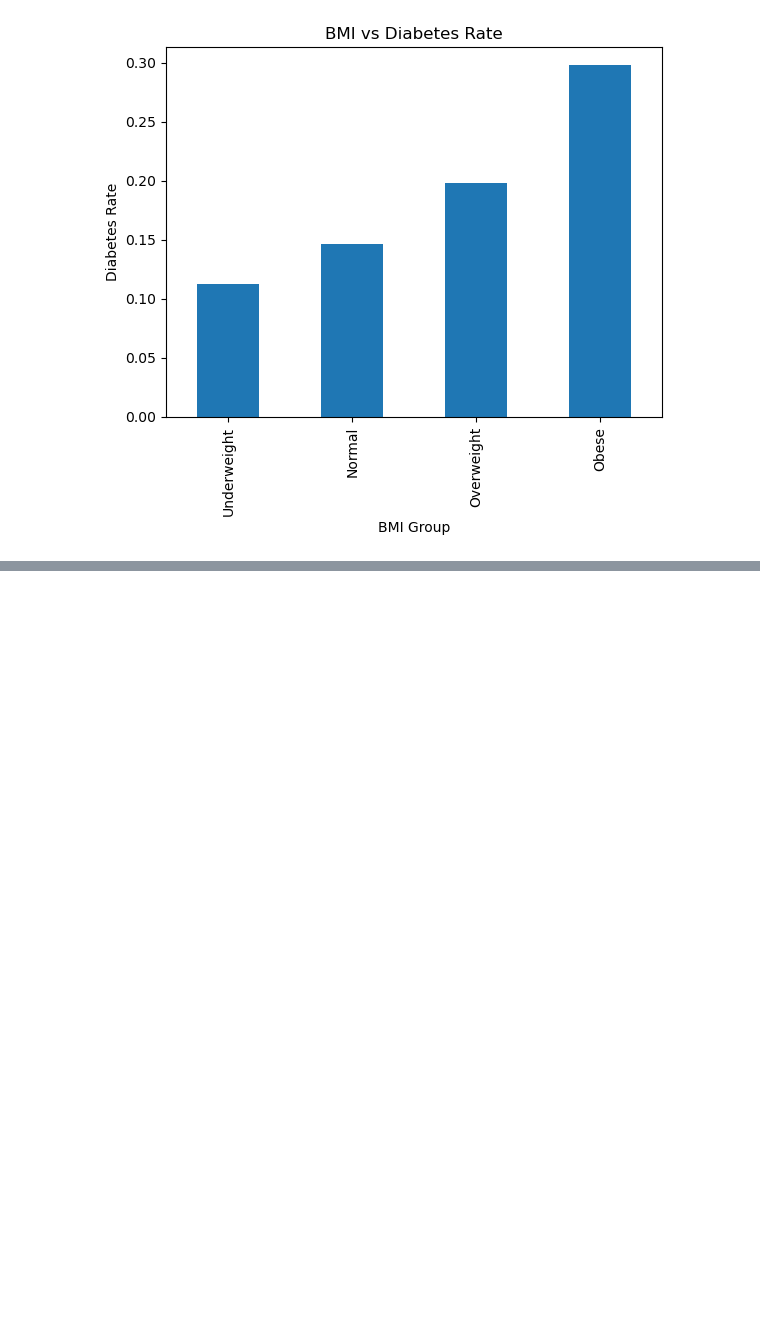
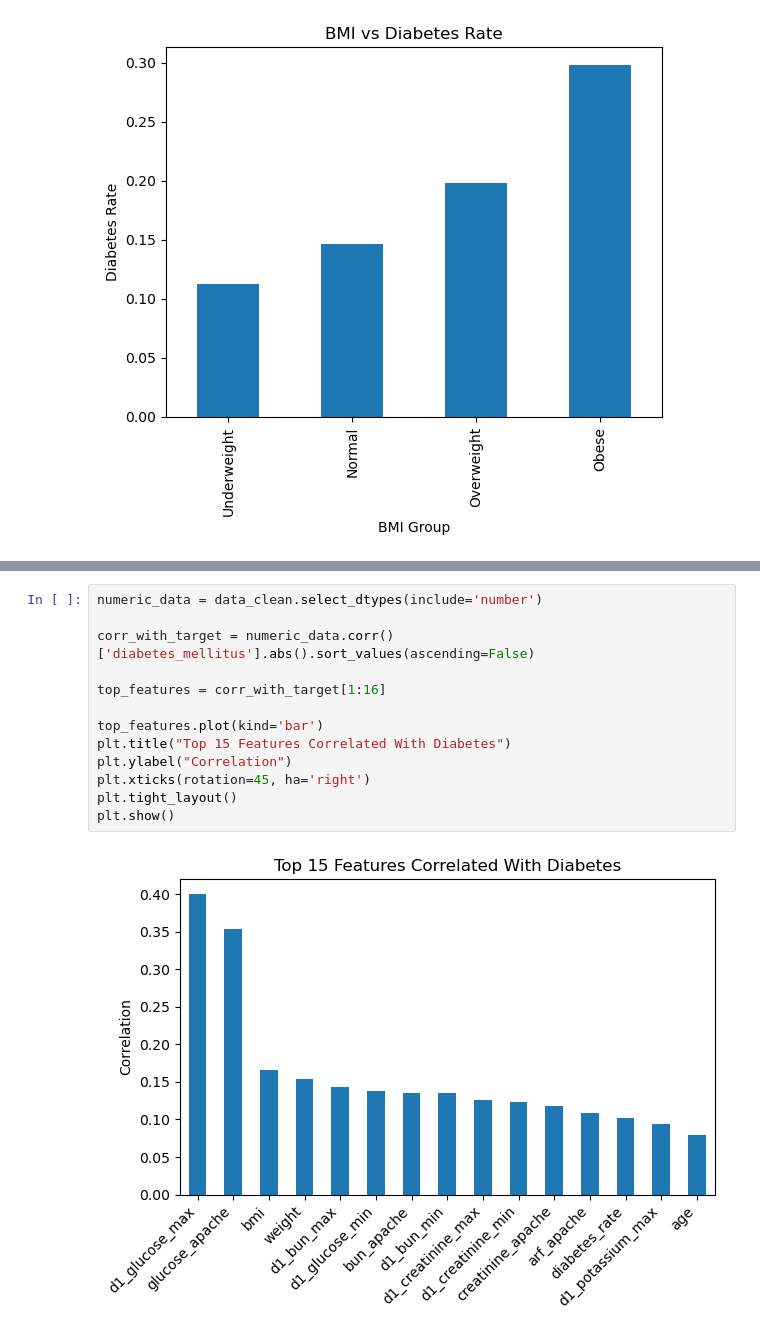
Before and after one commit to Anas-S-Muhammed/readmission_prediction_model, a Jupyter notebook: peadmission_predictor.ipynb, the cells around one changed output, grey strips where cells are left out. Drawn from its saved outputs; the diff is of its cells as text; blank space fills up the shorter version.

```diff
--- a/peadmission_predictor.ipynb
+++ b/peadmission_predictor.ipynb
@@ -517,0 +554,15 @@ plt.show()
+# %%
+numeric_data = data_clean.select_dtypes(include='number')
+
+corr_with_target = numeric_data.corr()['diabetes_mellitus'].abs().sort_values(ascending=False)
+
+top_features = corr_with_target[1:16]
+
+top_features.plot(kind='bar')
+plt.title("Top 15 Features Correlated With Diabetes")
+plt.ylabel("Correlation")
+plt.xticks(rotation=45, ha='right')
+plt.tight_layout()
+plt.show()
+# %% [output]
+[figure, added]
```
Also changed, not shown: parts of 6 cells of this notebook.
